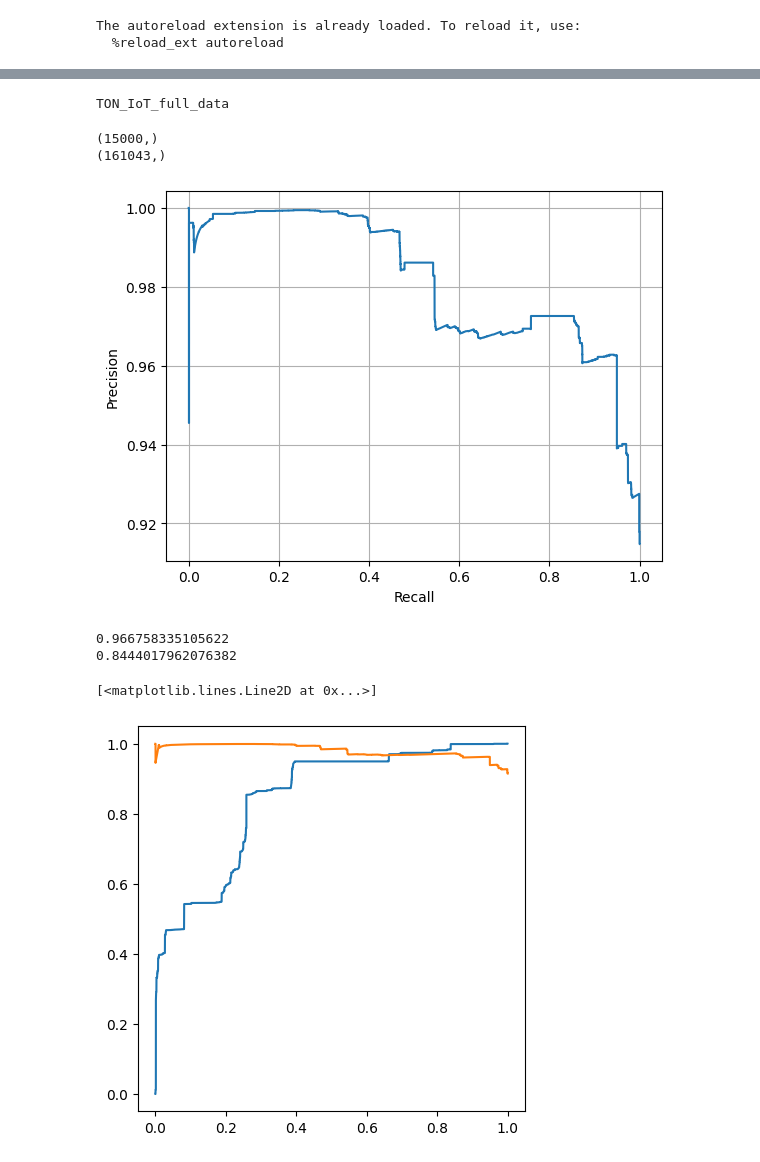
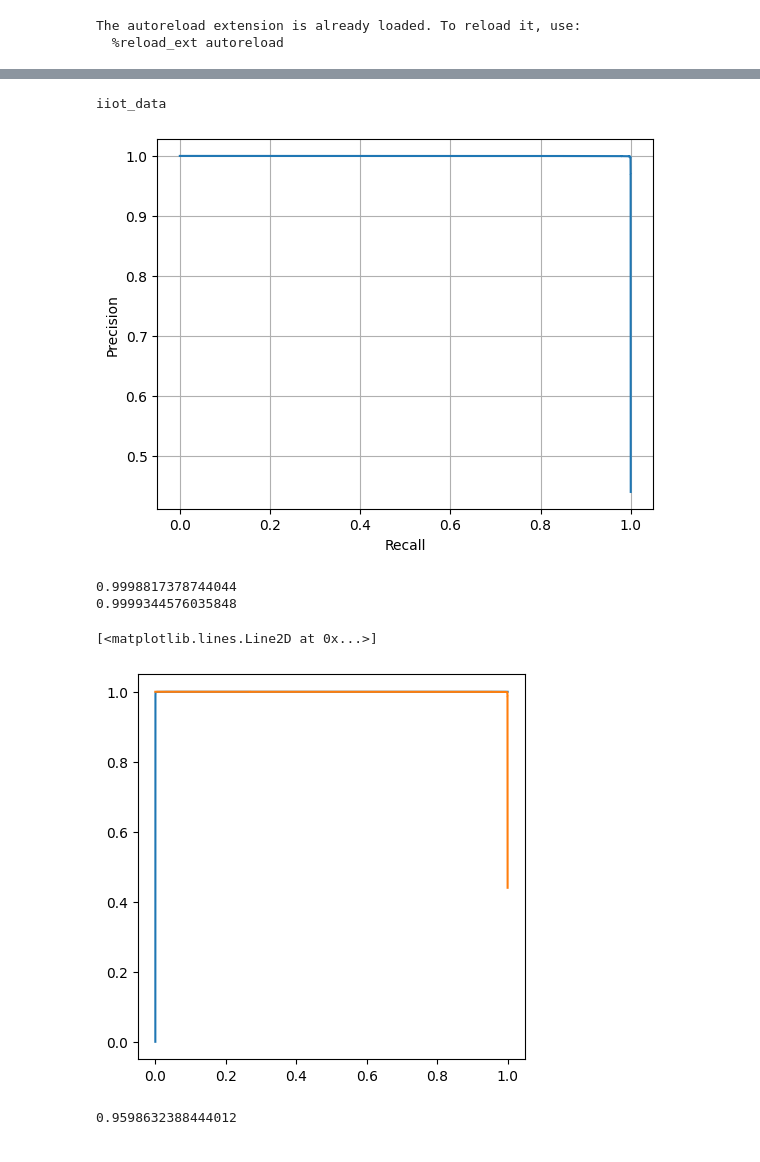
Before and after one commit to straybird16/mie696, a Jupyter notebook: src/AutoEncoderTester.ipynb, the cells around one changed output, grey strips where cells are left out. Saved outputs shown, nothing was run; the diff lists cells and outputs as text; code cells hidden in the pictures.

```diff
--- a/src/AutoEncoderTester.ipynb
+++ b/src/AutoEncoderTester.ipynb
@@ -16,21 +16,26 @@ from datasetPreProcessing import LoadDatasetByName
 from models import *
 from methods import *
 
-from namespace.AutoEncoderTester import *
+import namespace.AutoEncoderTester
 
 import pandas as pd
 import torch
 import os
 
 #DATASET = 'ECU_IoHT_data'
-#DATASET = 'iiot_data'
-DATASET = 'TON_IoT_full_data'
+
+DATASET = 'iiot_data'
+#DATASET = 'iiot_data_h'
+#DATASET = 'TON_IoT_full_data'
 #DATASET = 'TON_IoT_data'
 #DATASET = 'creditcard_data'
 #DATASET = 'full_data'
+#DATASET = 'medical_data'
+#DATASET = 'network_data_h'
+#DATASET = 'KDD_10'
 """___________________Hyper Parameters________________________"""
 # a bad practice, only for testing purpose
-globals().update(vars(Namespace(**ns)))
+globals().update(vars(Namespace(**namespace.AutoEncoderTester.ns)))
 """___________________________________________________________"""
 # Load Dataset
 raw_data, anomalous_raw, features, categorical_data_index = LoadDatasetByName(DATASET)
@@ -208,38 +234,56 @@ for model_name in MODEL_NAME:
 # %%
 print(DATASET)
-#torch.save(model.state_dict(), '../model/param_'+model.name+'_'+DATASET)
+suffix = '_lite'
+suffix = ''
+#model.name = model.name+'-light'
+torch.save(model.state_dict(), '../model/param_'+model.name+'_'+DATASET+suffix)
 # %% [output]
-TON_IoT_full_data
+iiot_data
 # %%
 from sklearn import metrics
+
+# load data from dataset
+#DATASET = 'network_data_h'
+#DATASET = 'iiot_data_h'
+""" raw_data, anomalous_raw, features, categorical_data_index = LoadDatasetByName(DATASET)
+train_data, validation_data, test_data, anomalous_data = preProcessData_OneClass(raw_data, anomalous_raw, trim=trim_data, split=SPLIT, trim_threshold=0.98, normalize=normalize_data, normalization_scheme=normalization_scheme,
+            filterLinearDependencies=filter_corrcoef, filter_threshold=0.98, removeNoise=remove_noise, noise_threshold=noise_threshold, return_dict=return_dict, discretize=False, categorical_data_index=categorical_data_index)
+train_data, validation_data, test_data, anomalous_data = toTorchTensor(device, train_data, validation_data, test_data, anomalous_data)
+ """
+# load model
+saved_model = '../model/param_'+model.name+'_'+DATASET
+#saved_model = '../model/param_'+'AE''_'+'network_data_h'
+#saved_model = '../model/param_'+'AE''_'+DATASET
+#model.load_state_dict(torch.load(saved_model))
+
+#
 loss_test, loss_attack = test_light(model, criterion, train_data, test_data, anomalous_data)
-
-print(loss_test.shape)
-print(loss_attack.shape)
-
 precision, recall, _ = metrics.precision_recall_curve(np.concatenate((np.zeros_like(loss_test), np.ones_like(loss_attack)), axis=0), np.concatenate((loss_test, loss_attack), axis=0))
 fpr, tpr, _ = metrics.roc_curve(np.concatenate((np.zeros_like(loss_test), np.ones_like(loss_attack)), axis=0), np.concatenate((loss_test, loss_attack), axis=0))
 disp = metrics.PrecisionRecallDisplay(precision=precision, recall=recall)
 disp.plot()
 plt.grid(visible=True)
 #plt.xticks(np.arange(min(recall), max(recall), 0.1*(max(recall)-min(recall))))
 plt.show()
-print(metrics.auc(recall[::-1], precision))
+print(metrics.auc(recall, precision))
 print(metrics.auc(fpr, tpr))
 
 fig = plt.figure(figsize = (5, 5))
 ax = fig.add_subplot(1,1,1)
 
 ax.plot(fpr, tpr)
 ax.plot(recall, precision)
 # %% [output]
+[figure, new version]
-(15000,)
-(161043,)
+0.9998817378744044
+0.9999344576035848
-[figure, old version]
-0.966758335105622
-0.8444017962076382
+[<matplotlib.lines.Line2D at 0x...>]
-[<matplotlib.lines.Line2D at 0x...>]
-[figure, old version]
+[figure, new version]
+# %%
+0.9871587315147174
+0.9598632388444012
+# %% [output]
+0.9598632388444012
 # %%
 print("Feature-wise error threshold:\n------------------------------------------------")
 print("MCC average: {:.4f}. MCC min: {:.4f}. MCC max: {:.4f}".format(np.mean(list(Enhanced_metrics["MCC"].values())), np.min(list(Enhanced_metrics["MCC"].values())), np.max(list(Enhanced_metrics["MCC"].values()))))
```
Also changed, not shown: parts of 8 cells of this notebook, 8 other files.
